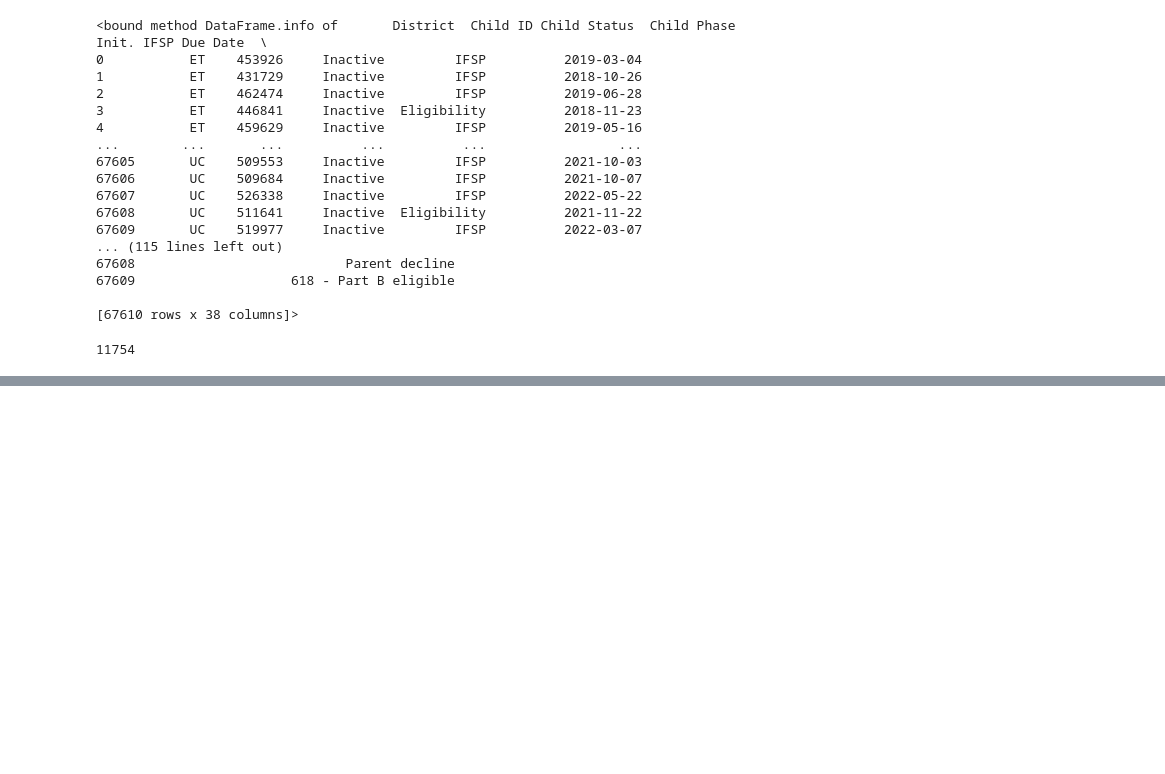
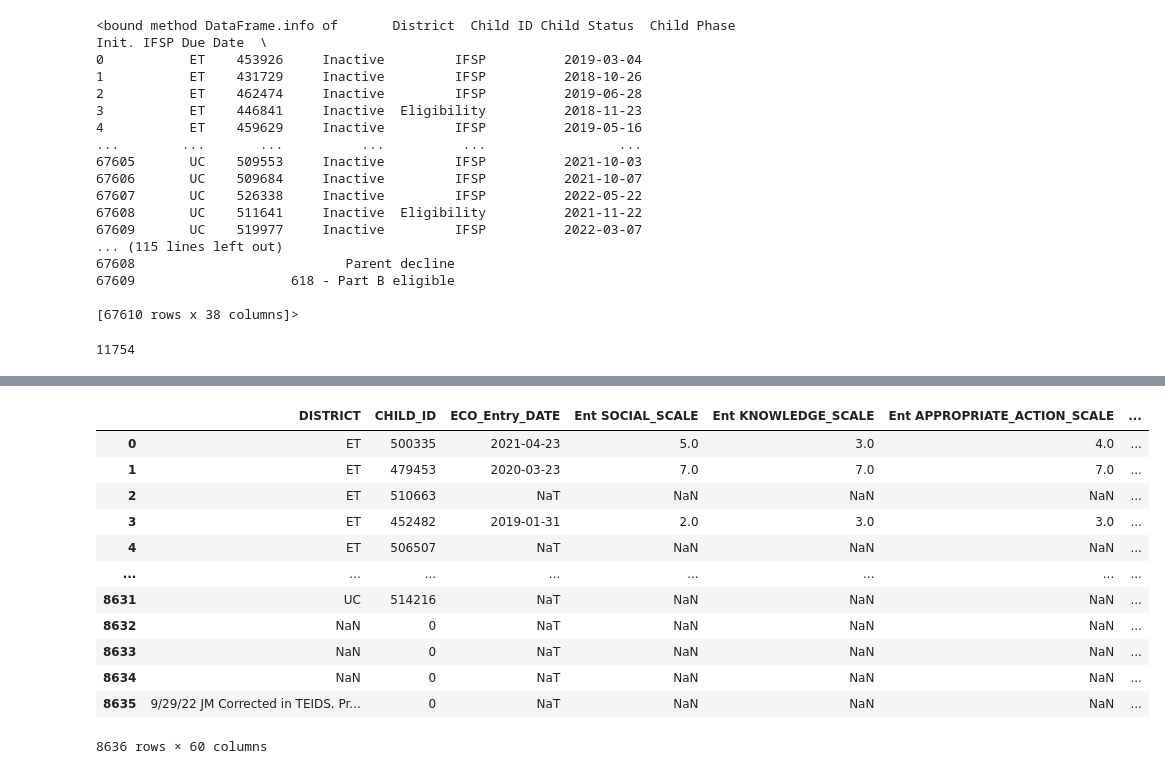
Before and after one commit to NSS-Data-Analytics-Cohort-7/didd-newbalancesonthebloc, a Jupyter notebook: Notebook/DIDD_partner_project.ipynb, the cells around one changed output, grey strips where cells are left out. Cells and saved outputs as stored; diff of their text form; code cells hidden in the pictures; blank space fills up the shorter version.

```diff
--- a/Notebook/DIDD_partner_project.ipynb
+++ b/Notebook/DIDD_partner_project.ipynb
@@ -118,0 +140,17 @@ elig['District'].value_counts()['ET']
+# %%
+eco['CHILD_ID'] = eco['CHILD_ID'].fillna(0).astype(np.int64)
+eco
+# %% [output]
+|  | DISTRICT | CHILD_ID | ECO_Entry_DATE | Ent SOCIAL_SCALE | Ent KNOWLEDGE_SCALE | Ent APPROPRIATE_ACTION_SCALE | ... |
+| 0 | ET | 500335 | 2021-04-23 | 5.0 | 3.0 | 4.0 | ... |
+| 1 | ET | 479453 | 2020-03-23 | 7.0 | 7.0 | 7.0 | ... |
+| 2 | ET | 510663 | NaT | NaN | NaN | NaN | ... |
+| 3 | ET | 452482 | 2019-01-31 | 2.0 | 3.0 | 3.0 | ... |
+| 4 | ET | 506507 | NaT | NaN | NaN | NaN | ... |
+| ... | ... | ... | ... | ... | ... | ... | ... |
+| 8631 | UC | 514216 | NaT | NaN | NaN | NaN | ... |
+| 8632 | NaN | 0 | NaT | NaN | NaN | NaN | ... |
+| 8633 | NaN | 0 | NaT | NaN | NaN | NaN | ... |
+| 8634 | NaN | 0 | NaT | NaN | NaN | NaN | ... |
+| 8635 | 9/29/22 JM Corrected in TEIDS. Pr... | 0 | NaT | NaN | NaN | NaN | ... |
+8636 rows × 60 columns
```
Also changed, not shown: parts of 2 cells of this notebook.
